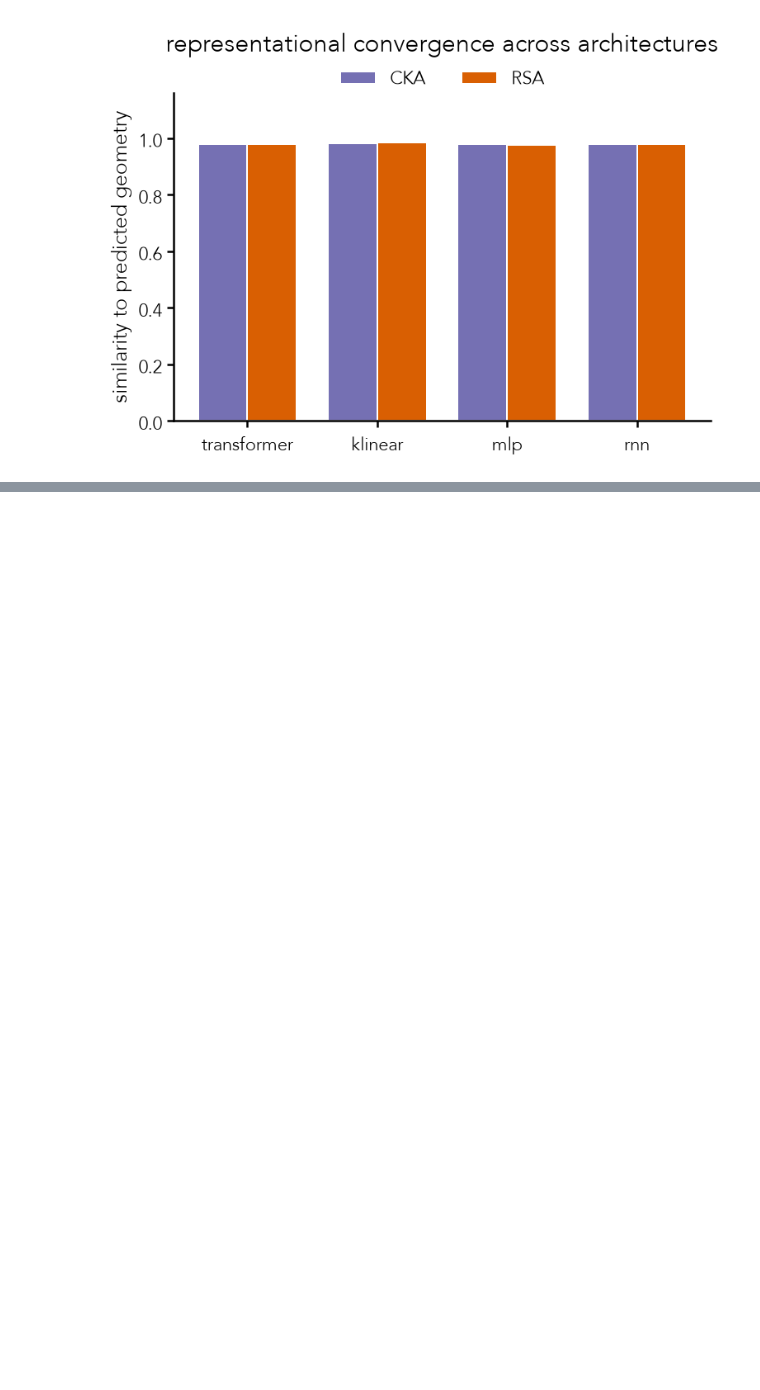
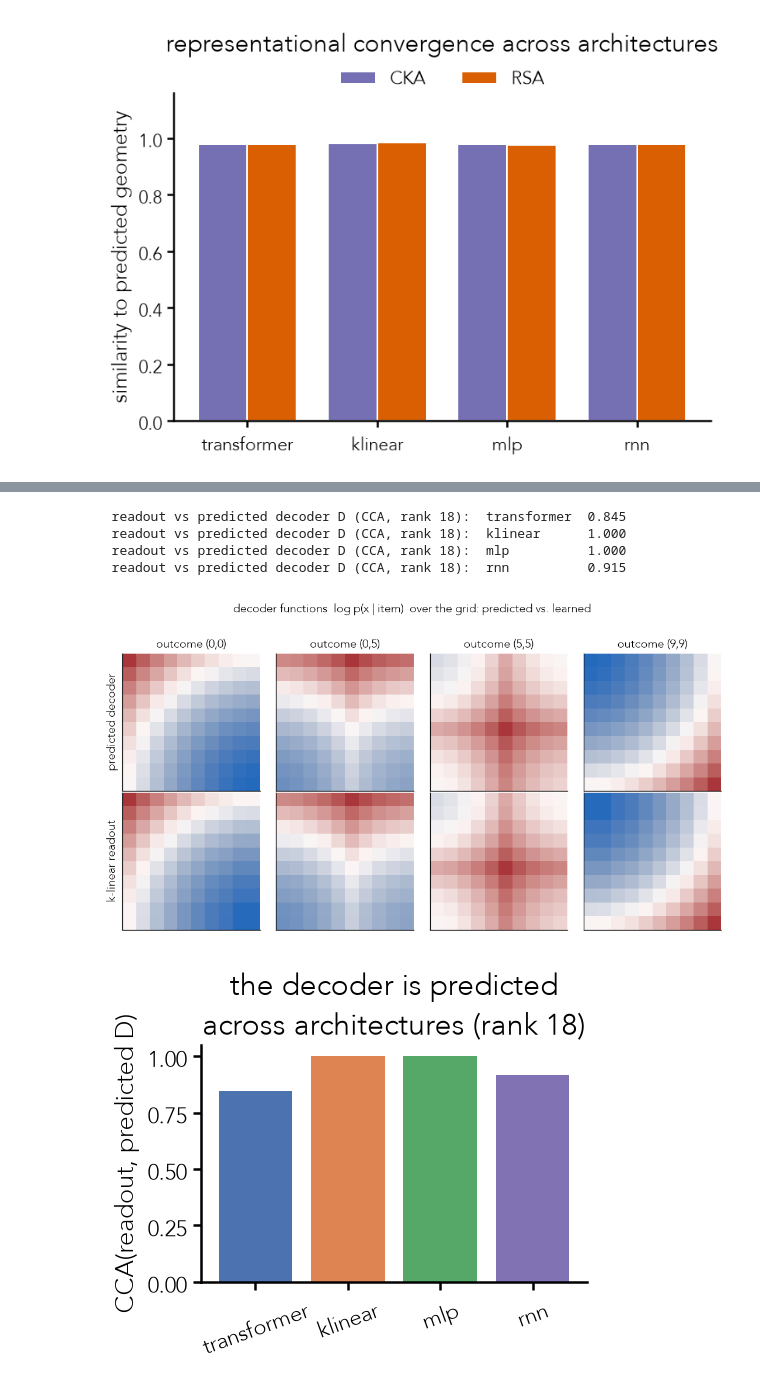
Before and after one commit to wurgaft-goodfire/rational-reps, a Jupyter notebook: src/notebooks/geometry_analysis.ipynb, the cells around one changed output, grey strips where cells are left out. Saved outputs shown, nothing was run; the diff lists cells and outputs as text; code cells hidden in the pictures; blank space fills up the shorter version.

```diff
--- a/src/notebooks/geometry_analysis.ipynb
+++ b/src/notebooks/geometry_analysis.ipynb
@@ -42,7 +42,7 @@ for arch in ARCHS:
     model, dataset, evaluator, history = train_inline(graph_overrides(spec) + [f"runner={arch}"])
     E_true = predicted_geometry(dataset.conditional)                       # matches the trained items
     reps = evaluator.item_representations(model)                            # pre-decode activations
-    results[arch] = {"reps": reps, "history": history,
+    results[arch] = {"reps": reps, "model": model, "history": history,
                      "cka": cka(reps, E_true), "rsa": rsa(reps, E_true)}
     print(f"{arch:12s} CKA={results[arch]['cka']:.3f}  RSA={results[arch]['rsa']:.3f}")
 
@@ -116,0 +132,63 @@ plot_utils.plot_convergence_bars({a: {"cka": results[a]["cka"], "rsa": results[a
+# %%
+import matplotlib.pyplot as plt
+from src.code.geometry import factor_logcond
+from src.code.eval import cca
+
+_, _, D_pred, S, _ = factor_logcond(L)          # decoder: (k, num_outcomes)
+r = int((S > 1e-6).sum())                        # the conditional's true rank (~ the models' capacity)
+D_geom = D_pred[:r].T                            # decoder on the meaningful subspace (num_outcomes, r)
+n_out = D_geom.shape[0]                          # drop the S=0 null directions that carry no structure
+
+def readout(model, arch):
+    """Per-outcome readout (decoder) weights, restricted to the item outcomes."""
+    W = (model.readout if arch == "klinear" else
+         model.mlp[-1].weight if arch == "mlp" else
+         model.head.weight if arch == "rnn" else
+         model.get_output_embeddings().weight)   # transformer unembedding
+    return W.detach().cpu().numpy()[:n_out]
+
+# The readout equals the predicted decoder only up to a linear gauge (different from the encoder's),
+# so CCA is the right metric, matched at the task's rank r.
+cca_by_arch = {a: cca(readout(results[a]["model"], a), D_geom) for a in ARCHS}
+for a in ARCHS:
+    print(f"  readout vs predicted decoder D (CCA, rank {r}):  {a:12s} {cca_by_arch[a]:.3f}")
+
+# k-linear has a *linear* readout, so its (embedding, readout) pair reconstructs the conditional
+# exactly: softmax(emb @ readout.T) = p(.|x). Each *column* of that product is one outcome's decoder
+# function, log p(x | item) over the item grid; predicted and learned are the same picture (both
+# centered, since softmax ignores per-context constants).
+emb = results["klinear"]["model"].get_input_embeddings().weight.detach().cpu().numpy()[:n_out]
+Wk = readout(results["klinear"]["model"], "klinear")
+rc = lambda A: A - A.mean(1, keepdims=True)      # softmax ignores per-row (per-context) constants
+M_pred, M_lrn = rc(L), rc(emb @ Wk.T)
+gn = int(round(n_out ** 0.5))
+outs = [0, gn // 2, gn * (gn // 2) + gn // 2, n_out - 1]   # corner, top edge, center, far corner
+rows = [("predicted decoder", M_pred), ("k-linear readout", M_lrn)]
+
+fig, axes = plt.subplots(2, len(outs), figsize=(2.3 * len(outs), 4.8))
+for c, x in enumerate(outs):
+    v = np.abs(M_pred[:, x]).max()
+    for row, (label, M) in enumerate(rows):
+        ax = axes[row, c]
+        ax.imshow(M[:, x].reshape(gn, gn), cmap=plot_utils.FIG.diverging_cmap, vmin=-v, vmax=v)
+        ax.set_xticks([]); ax.set_yticks([])
+        if row == 0: ax.set_title(f"outcome ({x // gn},{x % gn})", fontsize=12)
+        if c == 0: ax.set_ylabel(label, fontsize=12)
+fig.suptitle("decoder functions  log p(x | item)  over the grid: predicted vs. learned", y=1.01)
+fig.tight_layout()
+
+# cross-architecture: every readout recovers the predicted decoder, up to its own gauge.
+fig2, ax2 = plt.subplots(figsize=(4.2, 3.6))
+ax2.bar(range(len(ARCHS)), [cca_by_arch[a] for a in ARCHS], color=plot_utils.FIG.categorical)
+ax2.set_xticks(range(len(ARCHS))); ax2.set_xticklabels(ARCHS, rotation=20)
+ax2.set_ylim(0, 1.05); ax2.set_ylabel("CCA(readout, predicted D)")
+ax2.set_title(f"the decoder is predicted\nacross architectures (rank {r})")
+plot_utils.FIG.style_axes(ax2)
+fig2.tight_layout();
+# %% [output]
+  readout vs predicted decoder D (CCA, rank 18):  transformer  0.845
+  readout vs predicted decoder D (CCA, rank 18):  klinear      1.000
+  readout vs predicted decoder D (CCA, rank 18):  mlp          1.000
+  readout vs predicted decoder D (CCA, rank 18):  rnn          0.915
+[figure, added]
+[figure, added]
```
Also changed, not shown: parts of 2 cells of this notebook, 6 other files.
